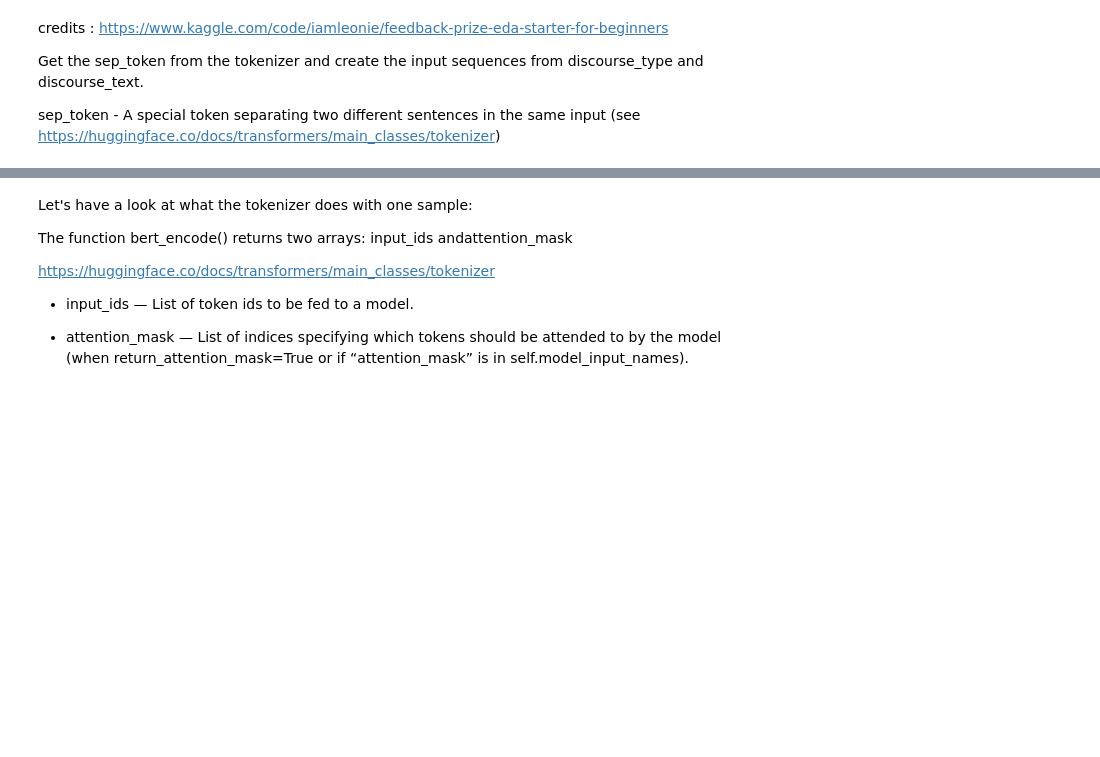
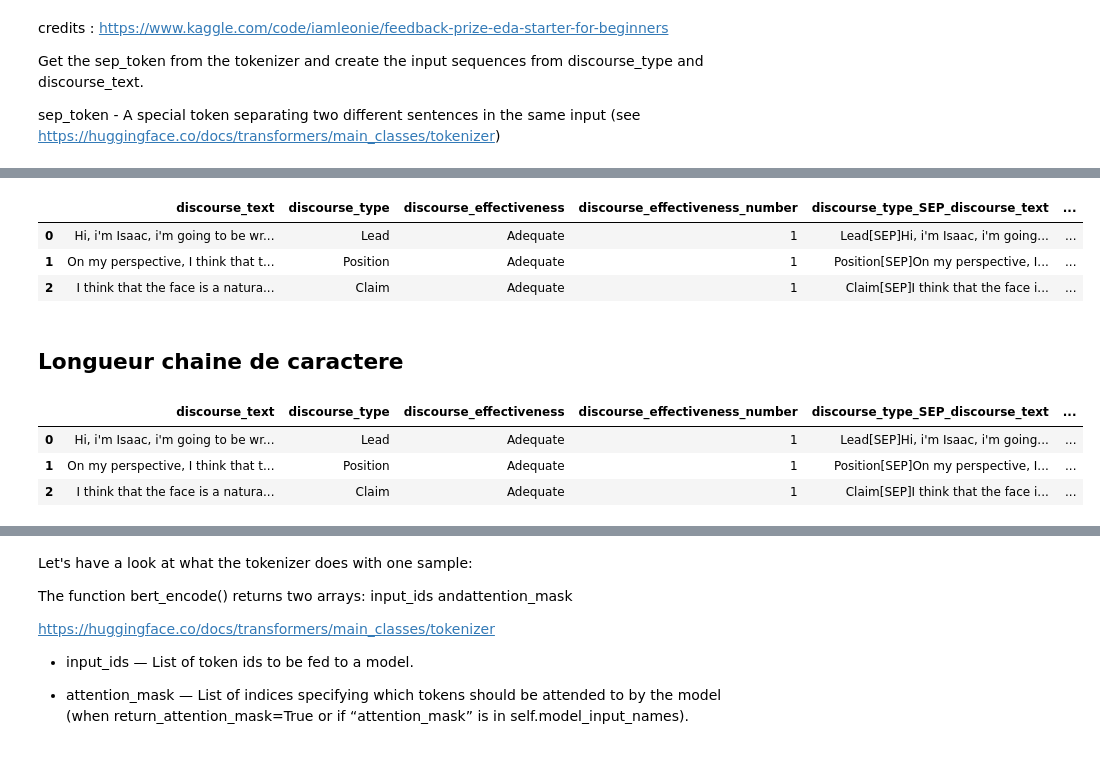
Before and after one commit to bonnefco/P8, a Jupyter notebook: P8_BERT_MODELS.ipynb, the cells around one changed output, grey strips where cells are left out. Saved outputs shown, nothing was run; the diff lists cells and outputs as text; code cells hidden in the pictures; blank space fills up the shorter version.

```diff
--- a/P8_BERT_MODELS.ipynb
+++ b/P8_BERT_MODELS.ipynb
@@ -105,0 +114,9 @@ df_effective_args.head(3)
+# %%
+df_effective_args.head(3)
+# %% [output]
+|  | discourse_text | discourse_type | discourse_effectiveness | discourse_effectiveness_number | discourse_type_SEP_discourse_text | ... |
+| 0 | Hi, i'm Isaac, i'm going to be wr... | Lead | Adequate | 1 | Lead[SEP]Hi, i'm Isaac, i'm going... | ... |
+| 1 | On my perspective, I think that t... | Position | Adequate | 1 | Position[SEP]On my perspective, I... | ... |
+| 2 | I think that the face is a natura... | Claim | Adequate | 1 | Claim[SEP]I think that the face i... | ... |
+# %% [markdown]
+## Longueur chaine de caractere
@@ -105,0 +128,7 @@ df_effective_args.head(3)
+# %%
+df_effective_args.head(3)
+# %% [output]
+|  | discourse_text | discourse_type | discourse_effectiveness | discourse_effectiveness_number | discourse_type_SEP_discourse_text | ... |
+| 0 | Hi, i'm Isaac, i'm going to be wr... | Lead | Adequate | 1 | Lead[SEP]Hi, i'm Isaac, i'm going... | ... |
+| 1 | On my perspective, I think that t... | Position | Adequate | 1 | Position[SEP]On my perspective, I... | ... |
+| 2 | I think that the face is a natura... | Claim | Adequate | 1 | Claim[SEP]I think that the face i... | ... |
```
Also changed, not shown: parts of 39 cells of this notebook.
